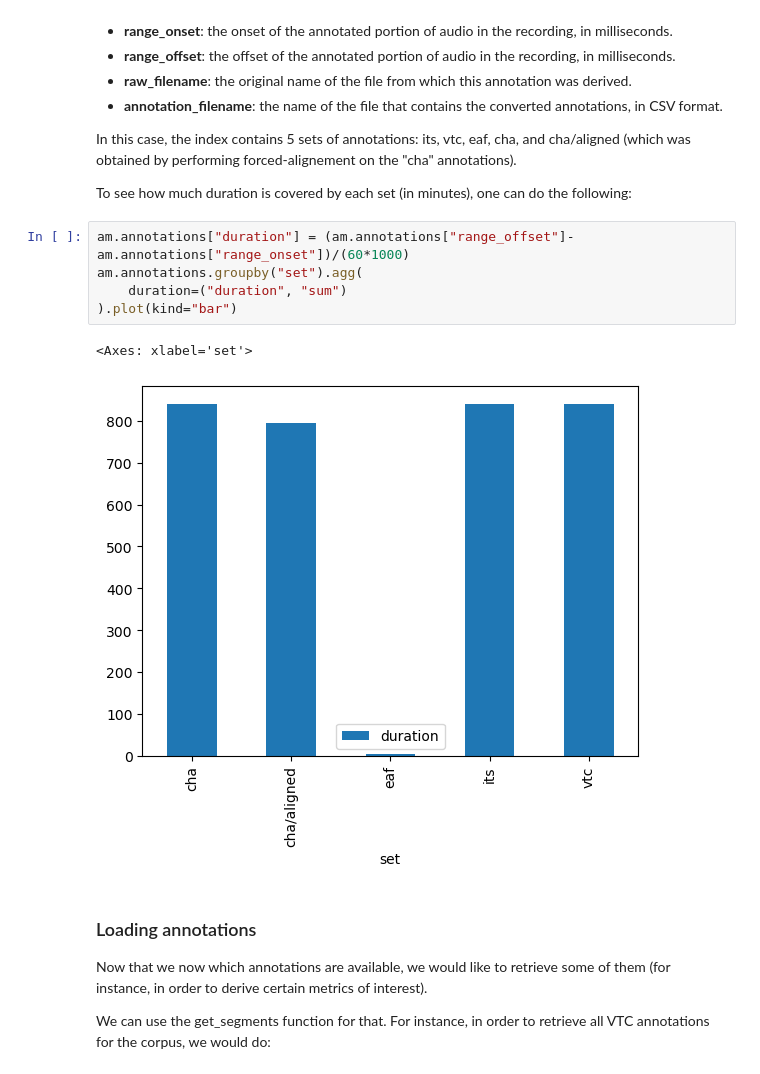
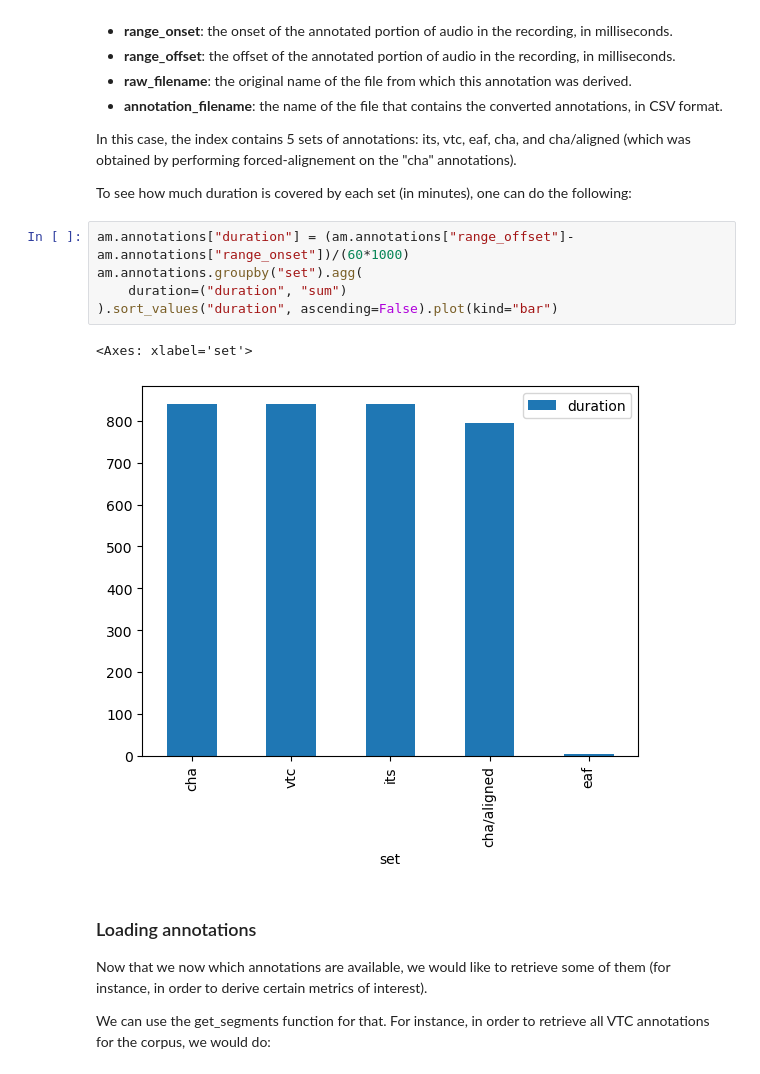
Before and after one commit to LAAC-LSCP/childproject-tutorials, a Jupyter notebook: 1_Annotations.ipynb, the cells around one changed output. Drawn from its saved outputs; the diff is of its cells as text.

```diff
--- a/1_Annotations.ipynb
+++ b/1_Annotations.ipynb
@@ -53,11 +53,11 @@ To see how much duration is covered by each set (in minutes), one can do the fol
 # %%
 am.annotations["duration"] = (am.annotations["range_offset"]-am.annotations["range_onset"])/(60*1000)
 am.annotations.groupby("set").agg(
     duration=("duration", "sum")
-).plot(kind="bar")
+).sort_values("duration", ascending=False).plot(kind="bar")
 # %% [output]
 <Axes: xlabel='set'>
-[figure, old version]
+[figure, new version]
 # %% [markdown]
 ### Loading annotations
 
```
Also changed, not shown: 1 other file.
